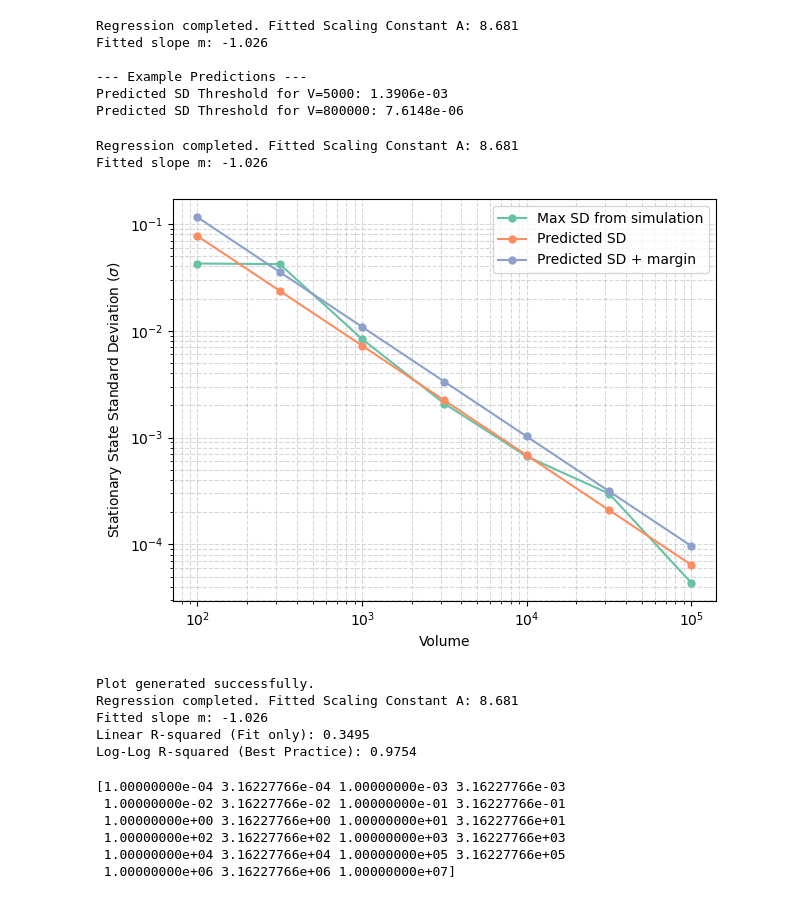
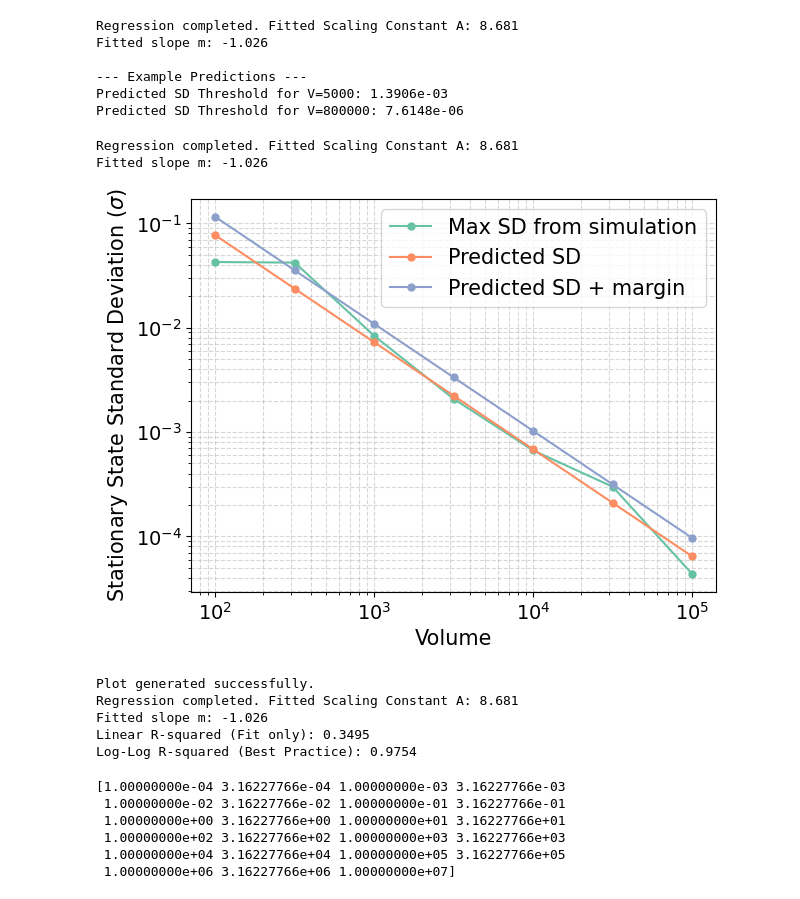
Before and after one commit to CAB-GCA/catalytic_world, a Jupyter notebook: notebooks/stddev_vs_vol.ipynb, the cells around one changed output. Cells and saved outputs as stored; diff of their text form; code cells hidden in the pictures.

```diff
--- a/notebooks/stddev_vs_vol.ipynb
+++ b/notebooks/stddev_vs_vol.ipynb
@@ -9,6 +9,11 @@ from fun_gilles import *
 import cmcrameri.cm as cmc
 import pandas as pd
 import pickle
+
+title_fs = 16
+label_fs = 15
+tick_fs = 14
+legend_fs = 14
 # %%
 def plot(abundances, times, V):
     colors = cmc.berlin(np.linspace(0, 1, len(SPECIES)))
@@ -25,8 +30,8 @@ def plot(abundances, times, V):
         # Calculate Concentration = Abundance / Volume
         ax1.plot(times, abundances[:, i] / V, label=SPECIES[i], color=colors[i], alpha=0.9)
     ax1.grid(True, linestyle='--', alpha=0.3)
-    ax1.set_xlabel("Time")
-    ax1.set_ylabel("Concentration")
+    ax1.set_xlabel("Time", fontsize= label_fs)
+    ax1.set_ylabel("Concentration", fontsize= label_fs)
     ax1.set_title("Concentration Evolution")
     ax1.legend(loc='center left', bbox_to_anchor=(1.05, 0.5), title="SPECIES")
 
@@ -391,44 +397,44 @@ ax.loglog(volumes_plotted, threshold_predicted_w_margin,
         color= set2_colors[2]
 )
 
-ax.set_xlabel('Volume')
-ax.set_ylabel(r'Stationary State Standard Deviation ($\sigma$)')
+ax.set_xlabel('Volume', fontsize= label_fs)
+ax.set_ylabel(r'Stationary State Standard Deviation ($\sigma$)', fontsize= label_fs)
 ax.grid(True, which="both", ls="--", alpha=0.5)
-ax.legend()
-
+ax.legend(fontsize= label_fs)
+ax.tick_params(axis= "both", labelsize= tick_fs)
 plt.tight_layout()
 plt.show()
 print("Plot generated successfully.")
 
 # --- R-SQUARED CALCULATION ---
 
 # 1. Get the "Best Fit" predictor (NO MARGIN)
 # Ensure the function used margin=0 to evaluate the statistical fit
 fit_predictor = get_scaling_threshold(VOLUMES, driving_SD, margin=0.0)
 
 # 2. Get the predictions for the observations
 # (We calculate this for the fit, not the safety threshold)
 y_obs = driving_SD
 y_pred = np.array([fit_predictor(v) for v in volumes_plotted])
 
 # 3. Calculate R-squared in the LINEAR scale
 SS_res = np.sum((y_obs - y_pred)**2)
 SS_tot = np.sum((y_obs - np.mean(y_obs))**2)
 R2_linear = 1 - (SS_res / SS_tot)
 
 # 4. Calculate R-squared in the LOG scale
 log_y_obs = np.log(y_obs)
 log_y_pred = np.log(y_pred)
 SS_res_log = np.sum((log_y_obs - log_y_pred)**2)
 SS_tot_log = np.sum((log_y_obs - np.mean(log_y_obs))**2)
 R2_log = 1 - (SS_res_log / SS_tot_log)
 
 print(f"Linear R-squared (Fit only): {R2_linear:.4f}")
 print(f"Log-Log R-squared (Best Practice): {R2_log:.4f}")
 # %% [output]
 Regression completed. Fitted Scaling Constant A: 8.681
 Fitted slope m: -1.026
-[figure, old version]
+[figure, new version]
 Plot generated successfully.
 Regression completed. Fitted Scaling Constant A: 8.681
 Fitted slope m: -1.026
```
Also changed, not shown: parts of 1 cell of this notebook, 3 other files.
